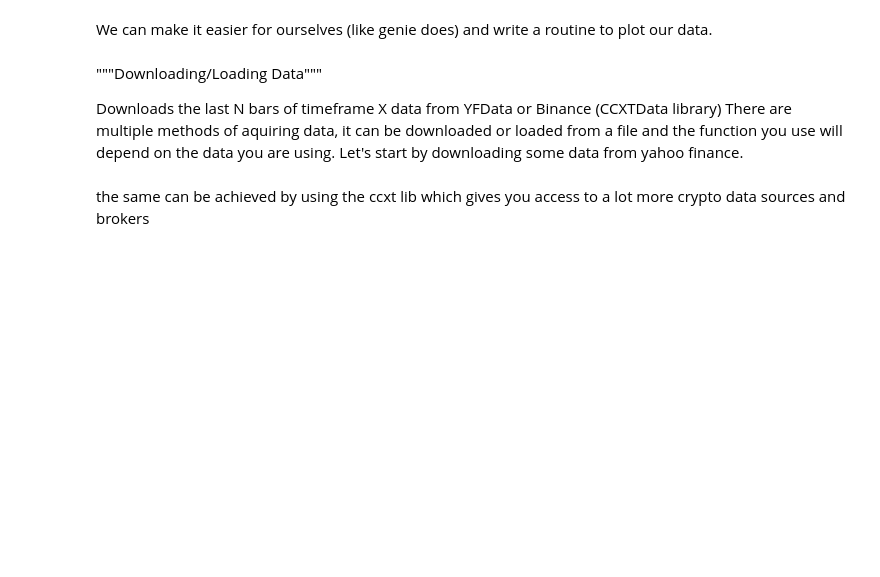
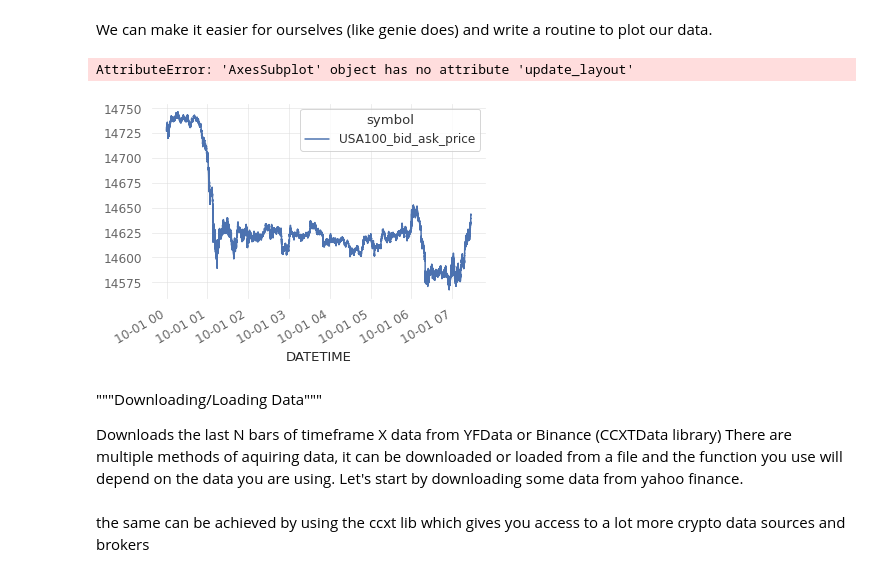
Before and after one commit to Bucanero06/mini_Genie_ML, a Jupyter notebook: Example_of_Functional_Genie_Methods.ipynb, the cells around one changed output. Saved outputs shown, nothing was run; the diff lists cells and outputs as text; code cells hidden in the pictures; blank space fills up the shorter version.

````diff
--- a/Example_of_Functional_Genie_Methods.ipynb
+++ b/Example_of_Functional_Genie_Methods.ipynb
@@ -56,17 +56,20 @@ Lets begin!
 # %% [markdown]
 Using vbt through notebooks, allows use to interact with any data at any point in the pipeline in intuitive ways. For example lets load some data
 # %%
-from genie import Data_Manager
-# from genie import vbt
-#
+from genie import Data_Manager, vbt
+
 # data = vbt.CSVData.fetch('Datas/USA100_bid_ask_price.csv', index_col=0, parse_dates=True, infer_datetime_format=True)
-#
-# print(data.wrapper.columns)  # Index(['Price', 'Volume'], dtype='object')
+
 
 # Searches for the data file names of csv type within the given directories
-data = Data_Manager.fetch_csv_data_dask(data_file_name='USA100_bid_ask_price.csv',
-                               search_in=[".", "Datas", "Datas/Sample-Data"])
+data = Data_Manager().fetch_data(data_file_names='USA100_bid_ask_price.csv',
+                                 data_file_dirs=[".", "Datas", "Datas/Sample-Data"],
+                                 **dict(
+                                     scheduler='processes',
+                                     first_or_last='first',
+                                     n_rows=100000
+                                 ))
 
-print(data)
+data.wrapper.columns
 # %% [output]
 Found USA100_bid_ask_price.csv inside Datas directory
@@ -79,7 +102,7 @@ print(data)
 # %% [markdown]
 The fun begins when we work with arrays/dataframes and plots! e.g.
 # %%
-price = data.get('Price')
-volume = data.get('Volume')
+ask_price = data.get('ASK')
+bid_price = data.get('BID')
 
-print(vbt.prettify(price)) # Useful command to prettify json object / get info about an object
+print(vbt.prettify(ask_price))  # Useful command to prettify json object / get info about an object
@@ -99,6 +157,6 @@ You get the point for this first example. Let's now go crazy and split the price
 n_windows = 10
 n_bars = 20
 
-price_split, range_index = price.vbt.range_split(n=n_windows, range_len=n_bars)
+price_split, range_index = ask_price.vbt.range_split(n=n_windows, range_len=n_bars)
 print(vbt.prettify(price_split))
 print(vbt.prettify(range_index))
@@ -111,8 +202,8 @@ It might feel like the data might get hard to work with from now on, however vbt
 
 To get the moving averages working we can make use of vbt's already available numba compiled indicator choices, as well as the out-of-the-box support for ```@talib``` and ```ta``` extensive, hyper-fast technical analysis functions (*C) along with access to WorldQuant's 101 Formulaic Alphas through the expression parser IndicatorFactory.from_wqa101. **more on these later**
 # %%
-fast_ma = vbt.MA.run(close=price, window=20).ma # Notice we are using the price dataframe prior to split
-slow_ma = vbt.MA.run(close=price, window=50).ma
+fast_ma = vbt.MA.run(close=ask_price, window=20).ma  # Notice we are using the price dataframe prior to split
+slow_ma = vbt.MA.run(close=ask_price, window=50).ma
 
-print(fast_ma.head()) # the head will have nan's since we have no indicator warm up period
+print(fast_ma.head())  # the head will have nan's since we have no indicator warm up period
 print(slow_ma.tail())
@@ -198,13 +428,16 @@ fig.show()
 # %%
 
 
 # Plot Main Graph______________________________________________________________
-fig = price.plot()
-fig = fast_ma.vbt.plot(fig=fig, trace_kwargs=dict(name="Fast_MA"))
-fig = slow_ma.vbt.plot(fig=fig, trace_kwargs=dict(name="Slow_MA"))
-fig = entries.vbt.signals.plot_as_entries(price, fig=fig)
-fig = exits.vbt.signals.plot_as_exits(price, fig=fig)
+fig = ask_price.plot()
+fig = fast_ma[fast_ma.columns[0]].vbt.plot(fig=fig, trace_kwargs=dict(name="Fast_MA"))
+fig = slow_ma[fast_ma.columns[0]].vbt.plot(fig=fig, trace_kwargs=dict(name="Slow_MA"))
+fig = entries[fast_ma.columns[0]].vbt.signals.plot_as_entries(ask_price, fig=fig)
+fig = exits[fast_ma.columns[0]].vbt.signals.plot_as_exits(ask_price, fig=fig)
 fig.show()
+# %% [output]
+AttributeError: 'AxesSubplot' object has no attribute 'update_layout'
+[figure, added]
 # %%
 
 
````
Also changed, not shown: parts of 17 cells of this notebook, 2 other files.
